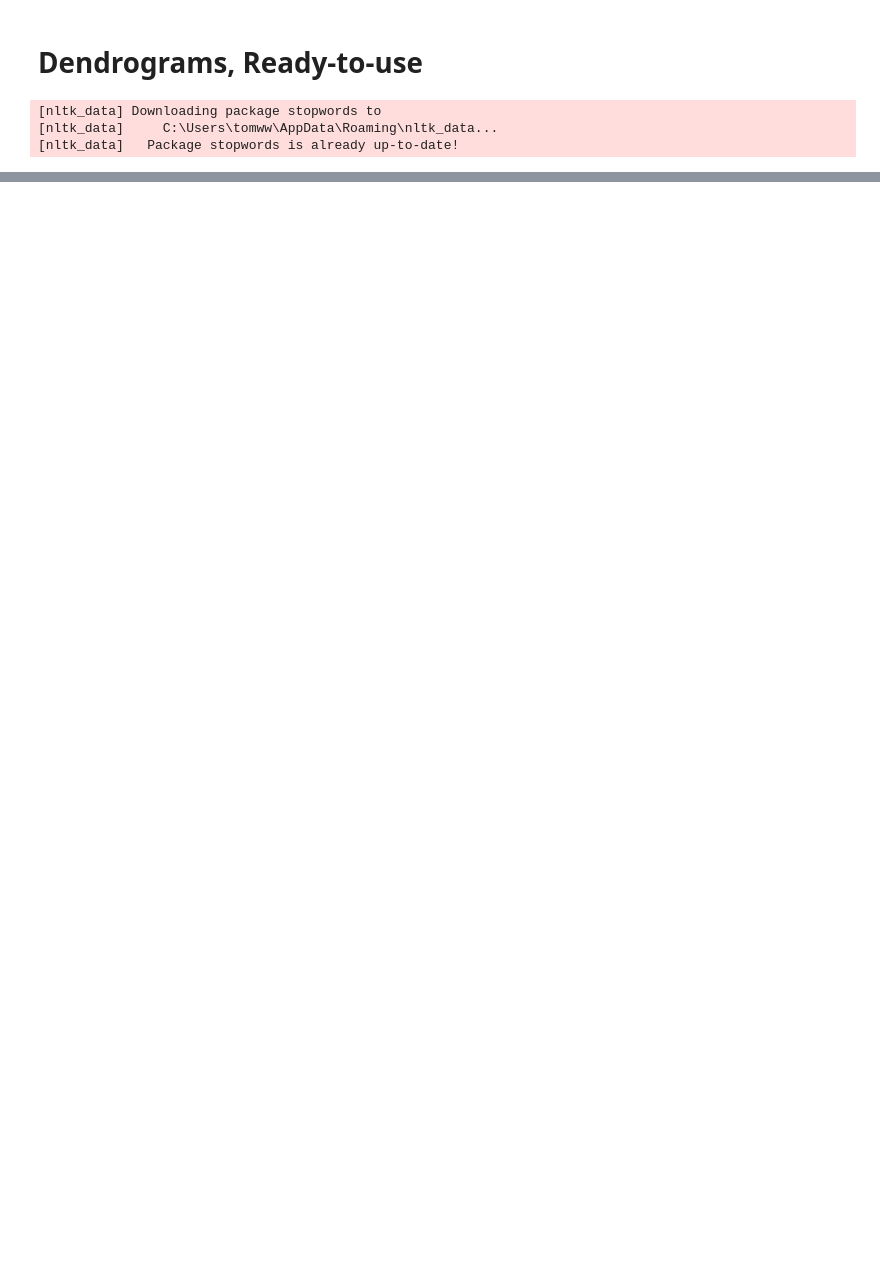
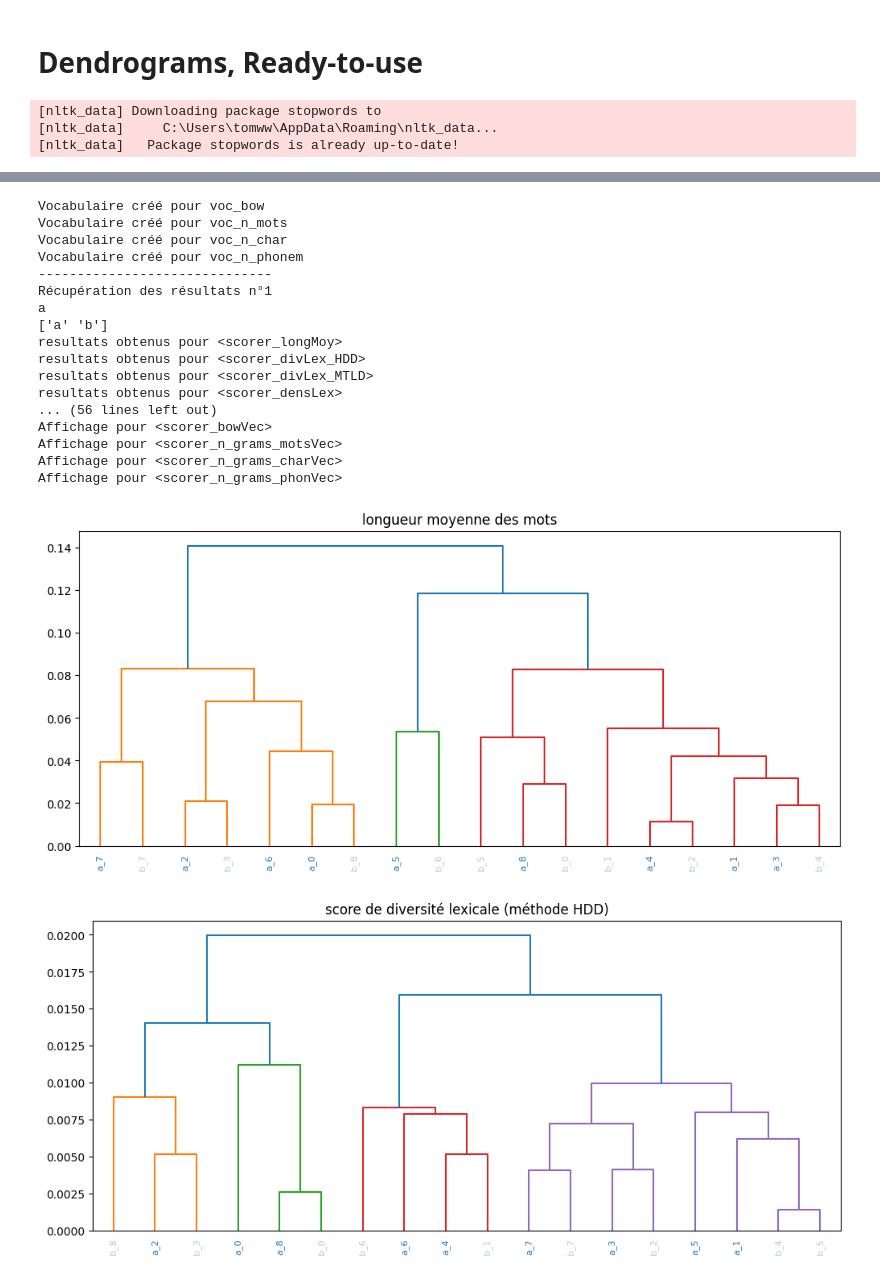
Before and after one commit to Phineaax/PardonMyFrench, a Jupyter notebook: Tryout notebooks/dendrograms_rtu.ipynb, the cells around one changed output, grey strips where cells are left out. Saved outputs shown, nothing was run; the diff lists cells and outputs as text; code cells hidden in the pictures; blank space fills up the shorter version.

```diff
--- a/Tryout notebooks/dendrograms_rtu.ipynb
+++ b/Tryout notebooks/dendrograms_rtu.ipynb
@@ -26,0 +129,22 @@ sum(af['persona_id'] == df["persona_id"])
+# %%
+b = cs.get_aggregated_results(json_path, optional_df=df)[0]
+# %% [output]
+Vocabulaire créé pour voc_bow
+Vocabulaire créé pour voc_n_mots
+Vocabulaire créé pour voc_n_char
+Vocabulaire créé pour voc_n_phonem
+------------------------------
+Récupération des résultats n°1
+a
+['a' 'b']
+resultats obtenus pour <scorer_longMoy>
+resultats obtenus pour <scorer_divLex_HDD>
+resultats obtenus pour <scorer_divLex_MTLD>
+resultats obtenus pour <scorer_densLex>
+... (56 lines left out)
+Affichage pour <scorer_bowVec>
+Affichage pour <scorer_n_grams_motsVec>
+Affichage pour <scorer_n_grams_charVec>
+Affichage pour <scorer_n_grams_phonVec>
+[figure, added]
+[figure, added]
```
Also changed, not shown: parts of 29 cells of this notebook, 1 other file.
